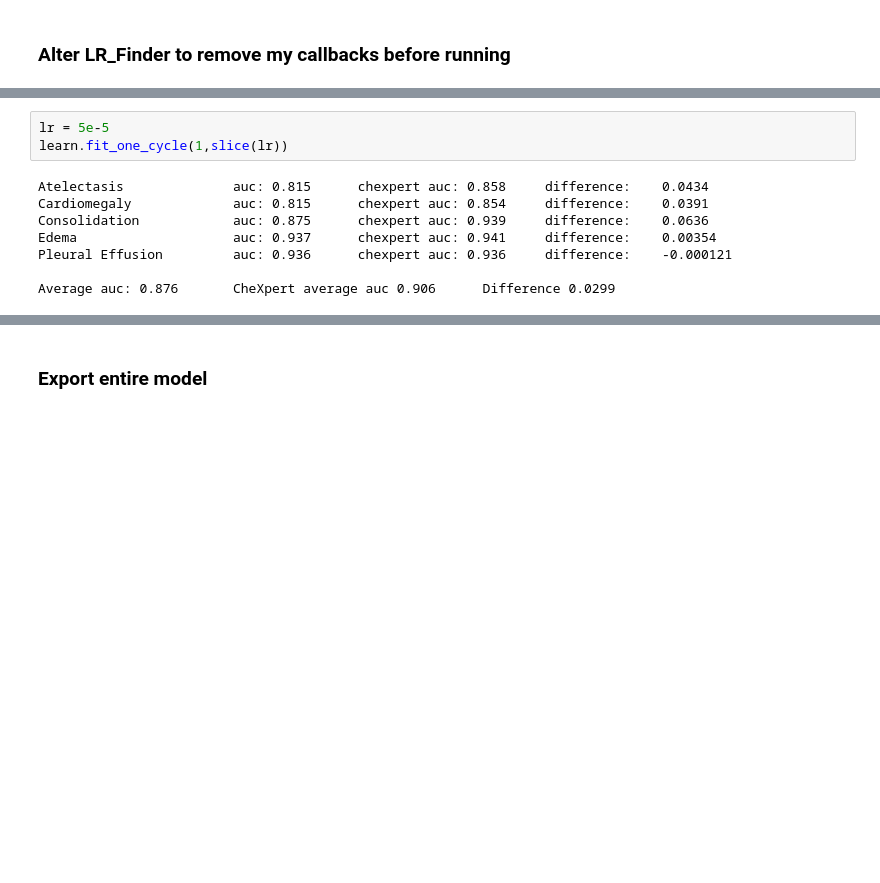
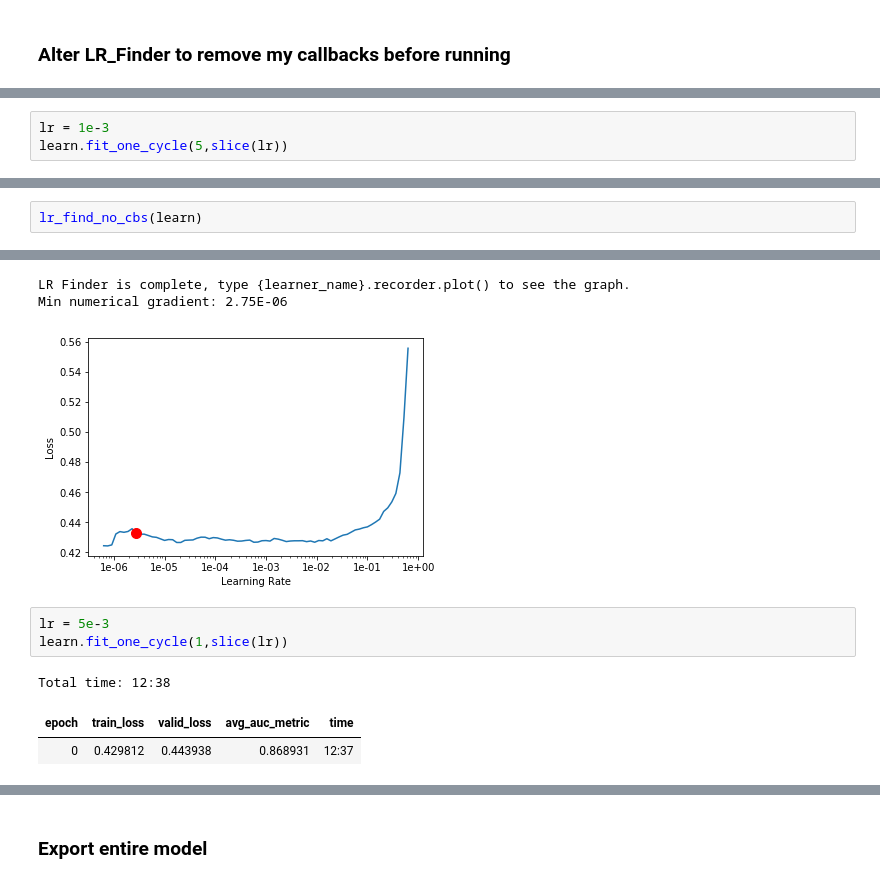
Before and after one commit to simongrest/chexpert-entries, a Jupyter notebook: replicating_chexpert.ipynb, the cells around one changed output, grey strips where cells are left out. Saved outputs shown, nothing was run; the diff lists cells and outputs as text; blank space fills up the shorter version.

```diff
--- a/replicating_chexpert.ipynb
+++ b/replicating_chexpert.ipynb
@@ -228,0 +258,3 @@ Min numerical gradient: 6.31E-07
+# %%
+lr = 1e-3
+learn.fit_one_cycle(5,slice(lr))
@@ -228,0 +276,3 @@ Min numerical gradient: 6.31E-07
+# %%
+lr_find_no_cbs(learn)
+# %% [output]
@@ -229,11 +280,10 @@ Min numerical gradient: 6.31E-07
+LR Finder is complete, type {learner_name}.recorder.plot() to see the graph.
+Min numerical gradient: 2.75E-06
+[figure, added]
 # %%
-lr = 5e-5
+lr = 5e-3
 learn.fit_one_cycle(1,slice(lr))
 # %% [output]
-Atelectasis              auc: 0.815      chexpert auc: 0.858     difference:    0.0434
-Cardiomegaly             auc: 0.815      chexpert auc: 0.854     difference:    0.0391
-Consolidation            auc: 0.875      chexpert auc: 0.939     difference:    0.0636
-Edema                    auc: 0.937      chexpert auc: 0.941     difference:    0.00354
-Pleural Effusion         auc: 0.936      chexpert auc: 0.936     difference:    -0.000121
-
-Average auc: 0.876       CheXpert average auc 0.906      Difference 0.0299
+Total time: 12:38
+| epoch | train_loss | valid_loss | avg_auc_metric | time |
+| 0 | 0.429812 | 0.443938 | 0.868931 | 12:37 |
```
Also changed, not shown: parts of 31 cells of this notebook.
